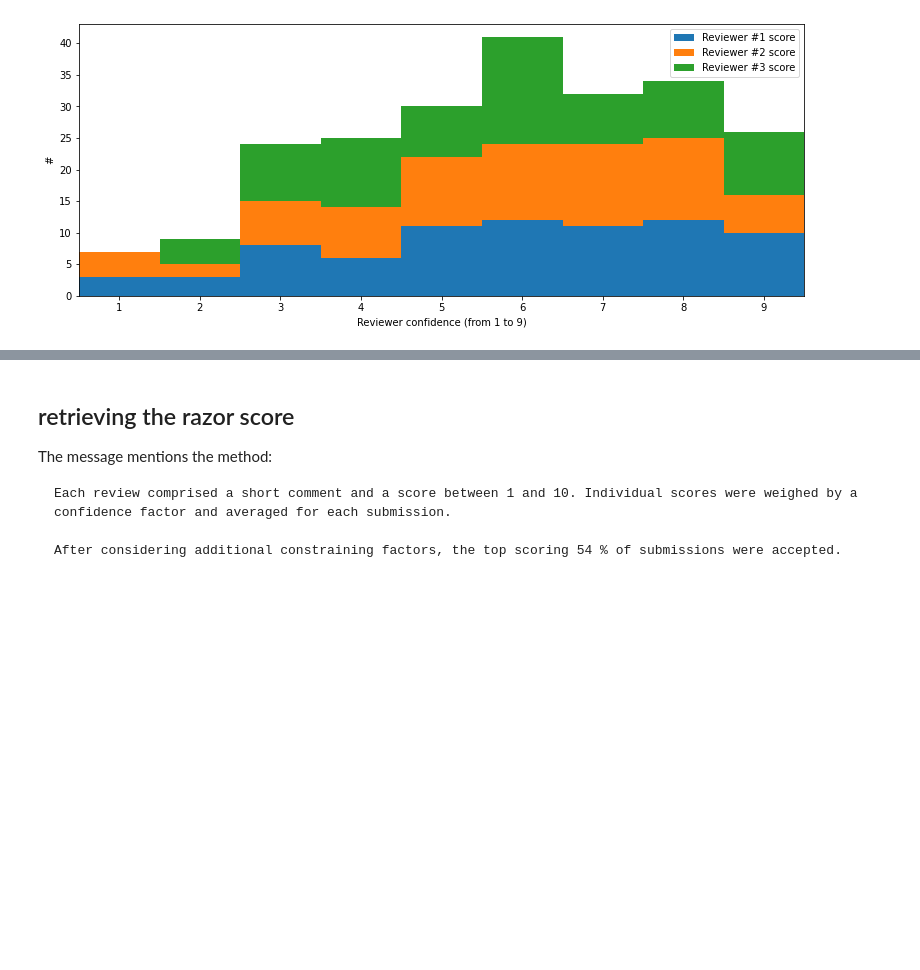
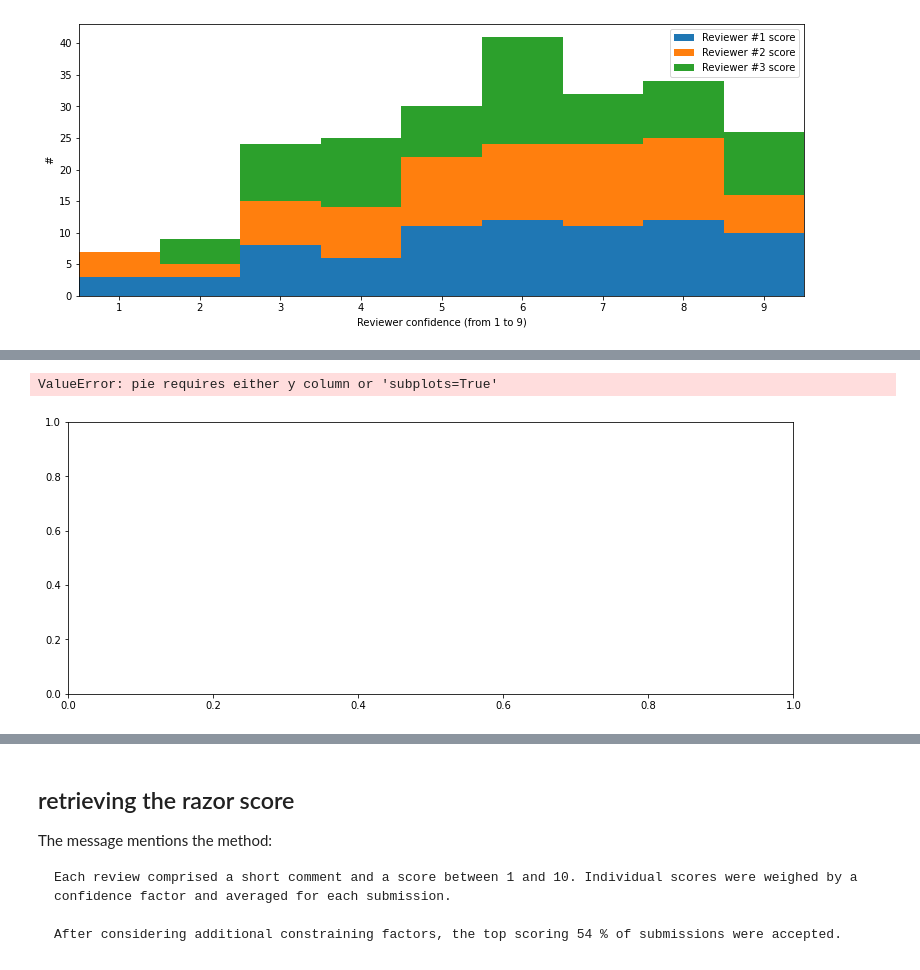
Before and after one commit to laurentperrinet/2022-02-11_COSYNE-scoresheet, a Jupyter notebook: 2022-02-11_COSYNE-scoresheet.ipynb, the cells around one changed output, grey strips where cells are left out. Drawn from its saved outputs; the diff is of its cells as text; code cells hidden in the pictures; blank space fills up the shorter version.

```diff
--- a/2022-02-11_COSYNE-scoresheet.ipynb
+++ b/2022-02-11_COSYNE-scoresheet.ipynb
@@ -150,0 +147,6 @@ ax.set_ylabel('#');
+# %%
+fig, ax = plt.subplots(figsize=(13, 5))
+ax = score_sheet[score_sheet['Abstract accepted?']=='Yes'].plot.pie(ax=ax);
+# %% [output]
+ValueError: pie requires either y column or 'subplots=True'
+[figure, added]
```
Also changed, not shown: parts of 7 cells of this notebook.
